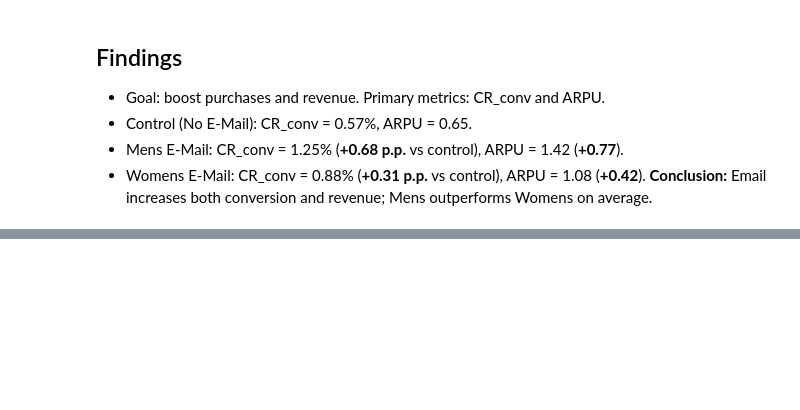
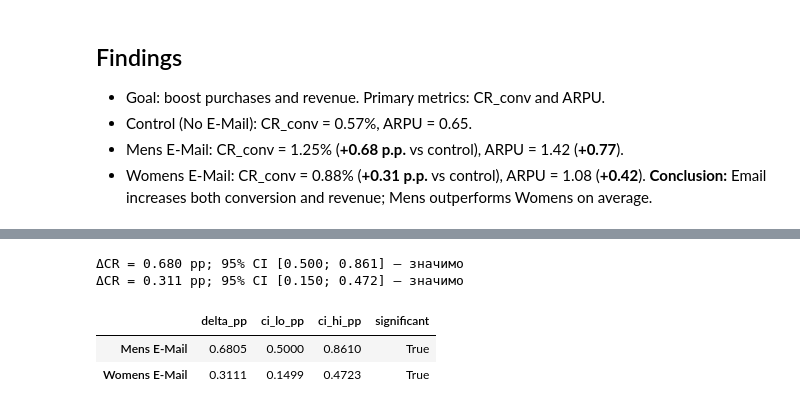
Before and after one commit to qpx-hatikrist/email-uplift-ab, a Jupyter notebook: notebooks/01_eda.ipynb, the cells around one changed output, grey strips where cells are left out. Drawn from its saved outputs; the diff is of its cells as text; code cells hidden in the pictures; blank space fills up the shorter version.

```diff
--- a/notebooks/01_eda.ipynb
+++ b/notebooks/01_eda.ipynb
@@ -124,0 +135,32 @@ plt.savefig("../reports/figures/arpu_by_segment.png", dpi=200)
+# %%
+def CI(n, n_ctrl, cr, cr_ctrl, alpha=0.05):
+    z = 1.96 if alpha == 0.05 else 1.96 # добавить для разных квантилей
+    p_m, p_c = cr, cr_ctrl
+    n_m, n_c = n, n_ctrl
+    SE = ((p_m*(1-p_m)/n_m) + (p_c*(1-p_c)/n_c))**0.5
+    delta = p_m - p_c
+    lo = delta - z*SE
+    hi = delta + z*SE
+    result = {
+        "delta_pp": round(delta*100, 4),    # точечная оценка
+        "ci_lo_pp": round(lo*100, 4),       # нижняя граница
+        "ci_hi_pp": round(hi*100, 4),       # верхняя граница
+        "significant": lo > 0 or hi < 0     # интервал не пересекает 0
+    }
+
+    sign = "значимо" if result["significant"] else "не значимо"
+    print(f"ΔCR = {result['delta_pp']:.3f} pp; 95% CI [{result['ci_lo_pp']:.3f}; {result['ci_hi_pp']:.3f}] — {sign}")
+    return result
+# %%
+n_total = df.groupby('segment').size()
+CI_mens = CI(n_total['Mens E-Mail'], n_total['No E-Mail'], cr_by_conversion['Mens E-Mail'], cr_by_conversion['No E-Mail'])
+CI_womens = CI(n_total['Womens E-Mail'], n_total['No E-Mail'], cr_by_conversion['Womens E-Mail'], cr_by_conversion['No E-Mail'])
+summary_ci = (pd.DataFrame([CI_mens, CI_womens],
+                           index=["Mens E-Mail", "Womens E-Mail"]))
+summary_ci
+# %% [output]
+ΔCR = 0.680 pp; 95% CI [0.500; 0.861] — значимо
+ΔCR = 0.311 pp; 95% CI [0.150; 0.472] — значимо
+|  | delta_pp | ci_lo_pp | ci_hi_pp | significant |
+| Mens E-Mail | 0.6805 | 0.5000 | 0.8610 | True |
+| Womens E-Mail | 0.3111 | 0.1499 | 0.4723 | True |
```
Also changed, not shown: parts of 6 cells of this notebook.
